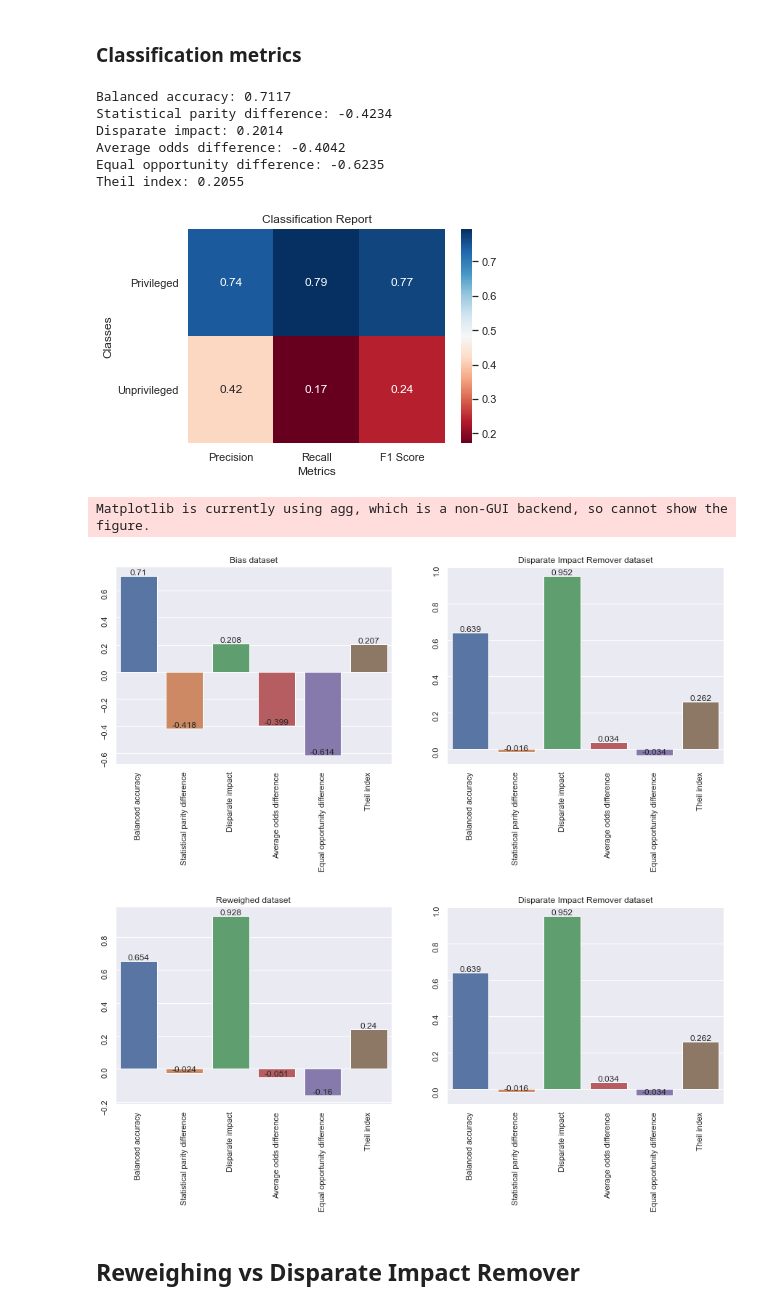
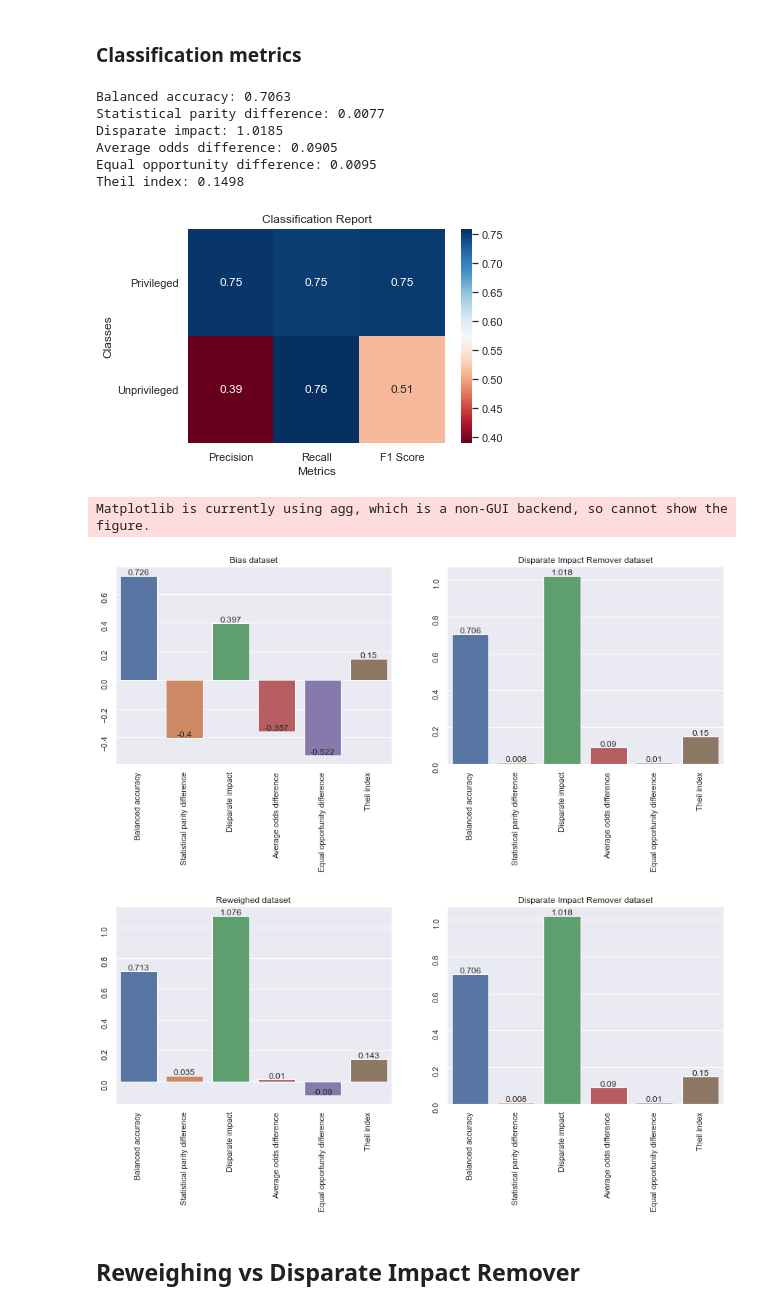
Before and after one commit to giordanoDaloisio/bias-mitigation-methods, a Jupyter notebook: Synthetic.ipynb, the cells around one changed output. Cells and saved outputs as stored; diff of their text form; code cells hidden in the pictures.

```diff
--- a/Synthetic.ipynb
+++ b/Synthetic.ipynb
@@ -643,23 +662,24 @@ Statistical Parity = -0.2392
 # %% [markdown]
 ### Classification metrics
 # %%
-dir_class_metrics = classify(make_pipeline(StandardScaler(), LogisticRegression()), dir_data)
+dir_class_metrics = classify(make_pipeline(StandardScaler(), LogisticRegression(class_weight='balanced', solver='liblinear')),
+                             dir_data, sensitive_attributes=['s'])
 # %% [output]
-Balanced accuracy: 0.7117
-Statistical parity difference: -0.4234
-Disparate impact: 0.2014
-Average odds difference: -0.4042
-Equal opportunity difference: -0.6235
-Theil index: 0.2055
+Balanced accuracy: 0.7063
+Statistical parity difference: 0.0077
+Disparate impact: 1.0185
+Average odds difference: 0.0905
+Equal opportunity difference: 0.0095
+Theil index: 0.1498
-[figure, old version]
+[figure, new version]
 # %%
 plot_metrics_comparison(bias_class_metrics, dir_class_metrics, "Bias dataset", "Disparate Impact Remover dataset")
 plot_metrics_comparison(rw_class_metrics, dir_class_metrics, "Reweighed dataset", "Disparate Impact Remover dataset")
 plt.show()
 # %% [output]
 Matplotlib is currently using agg, which is a non-GUI backend, so cannot show the figure.
-[figure, old version]
+[figure, new version]
-[figure, old version]
+[figure, new version]
 # %% [markdown]
 ## Reweighing vs Disparate Impact Remover
 # %%
```
Also changed, not shown: parts of 21 cells of this notebook, 2 other files.
